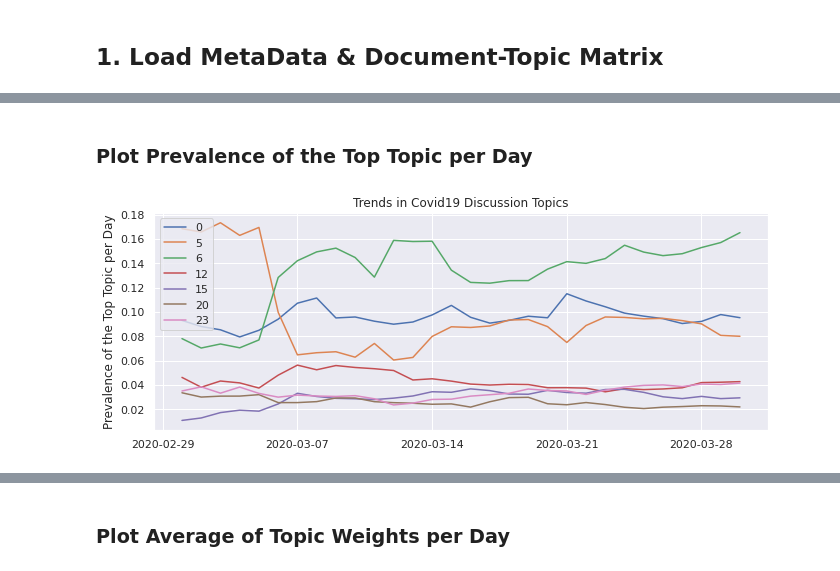
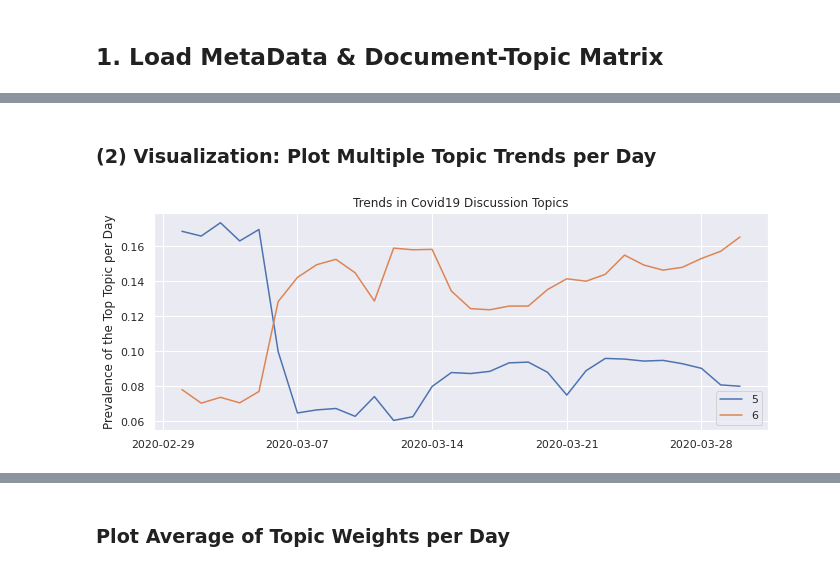
Before and after one commit to ponshane/covid19-tweets-topic-analysis, a Jupyter notebook: exploring-nmf-topics.ipynb, the cells around one changed output, grey strips where cells are left out. Saved outputs shown, nothing was run; the diff lists cells and outputs as text; code cells hidden in the pictures.

Commit message:
structure ipynb for exploring nmf's topic trends

```diff
--- a/exploring-nmf-topics.ipynb
+++ b/exploring-nmf-topics.ipynb
@@ -76,14 +76,14 @@ Wall time: 54.8 s
 # %% [markdown]
-### Plot Prevalence of the Top Topic per Day
+### (2) Visualization: Plot Multiple Topic Trends per Day
 # %%
 START = '2020-03-01'
 END = '2020-03-31'
 fig, ax = plt.subplots()
-for topic_id in ['0', '5', '6', '12', '15', '20', '23']:
+for topic_id in ['5', '6']:
     ax.plot(max_counts.loc[START:END, int(topic_id)], label=topic_id)
     ax.xaxis.set_major_locator(mdates.DayLocator(interval=7))
     ax.legend()
     ax.set_ylabel('Prevalence of the Top Topic per Day')
     ax.set_title('Trends in Covid19 Discussion Topics');
 # %% [output]
-[figure, old version]
+[figure, new version]
```
Also changed, not shown: parts of 8 cells of this notebook.
